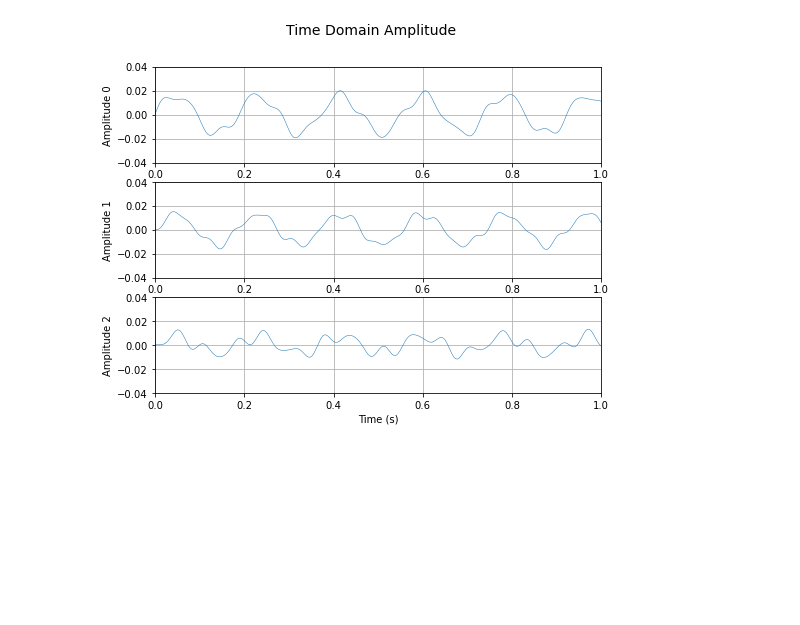
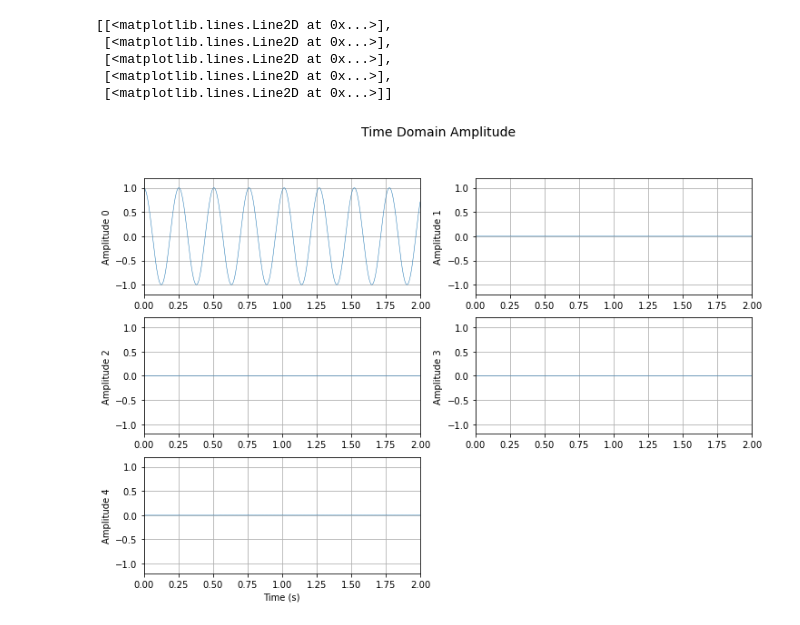
Before and after one commit to GarciaGabe/vibracoes, a Jupyter notebook: Aulas/Class_11_FreeVibrationMDOF.ipynb, the cells around one changed output. Saved outputs shown, nothing was run; the diff lists cells and outputs as text; code cells hidden in the pictures; blank space fills up the shorter version.

```diff
--- a/Aulas/Class_11_FreeVibrationMDOF.ipynb
+++ b/Aulas/Class_11_FreeVibrationMDOF.ipynb
@@ -71,18 +26,0 @@ Autovetores:
-# %%
-f3 = plt.figure(3, figsize=(12,8))
-x = np.arange(4)
-
-for k in range(3):
-    qk = np.zeros(4)
-    qk[1:] = Phi3[::-1,k]
-    qk /= np.max(np.abs(qk))
-
-    plt.subplot(1,3,k+1)
-    plt.plot(qk,x,'bo')
-    plt.plot(qk,x)
-
-    plt.xlim(-1.5, 1.5)
-    plt.ylabel(str(k+1))
-    plt.ylim( 0.0, 3.5)
-    plt.title('fk = {0:3.1f}Hz'.format(fk3[k]))
-    plt.grid(1)
@@ -90,0 +27,6 @@ for k in range(3):
+# %%
+Mi = np.dot(np.dot(Phi1.T,M1), Phi1)
+Mi = np.diag(Mi)
+print(Mi)
+
+print(Phi1[:,0])
@@ -119,12 +76,12 @@ Mode 3 with phase -1.57rad and amplitude   0.00mm
-# %%
-# Build the modal responses as harmonic functions with given properties
-uk = MRPy.harmonic(NX=3, N=2048, fs=512, X0=u0i, f0=fk3, phi=thi)
-
-#uk.plot_time(4, figsize=(8,6), axis_t=(0, 1, -0.005, 0.005))
-
-# Calculate the NODAL responses superposing all modal responses
-uN = MRPy(np.dot(Phi3, uk), fs=512)
-
-f4 = uN.plot_time(4, figsize=(8,6), axis_t=(0, 1, -0.04, 0.04))
-# %% [output]
-[figure, removed]
+# %%
+uk = MRPy.harmonic(NX = 5, N=2048*5, fs=1024*5, X0 = u0i, f0=fk1, phi=thi)
+# uk = respostas modais -> respostas de cada modo de vibração
+# a resposta geral do sistema é uma superposição dessas respostas com a matriz de autovetores, que dá o escalar multiplicador de cada grau de liberdade para cada um dos modos.
+uk.plot_time()
+# %% [output]
+[[<matplotlib.lines.Line2D at 0x...>],
+ [<matplotlib.lines.Line2D at 0x...>],
+ [<matplotlib.lines.Line2D at 0x...>],
+ [<matplotlib.lines.Line2D at 0x...>],
+ [<matplotlib.lines.Line2D at 0x...>]]
+[figure, added]
```
Also changed, not shown: parts of 15 cells of this notebook, 5 other files.
